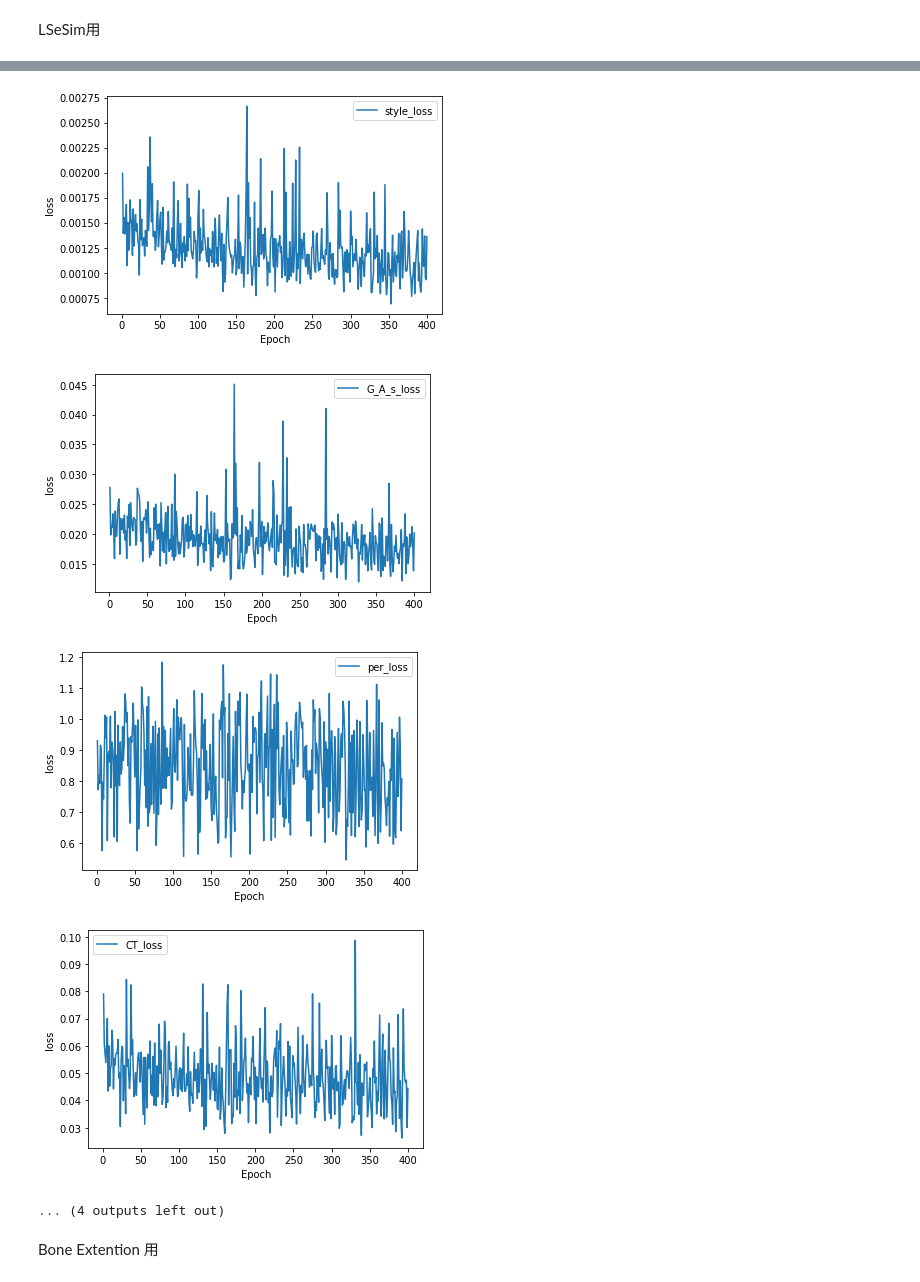
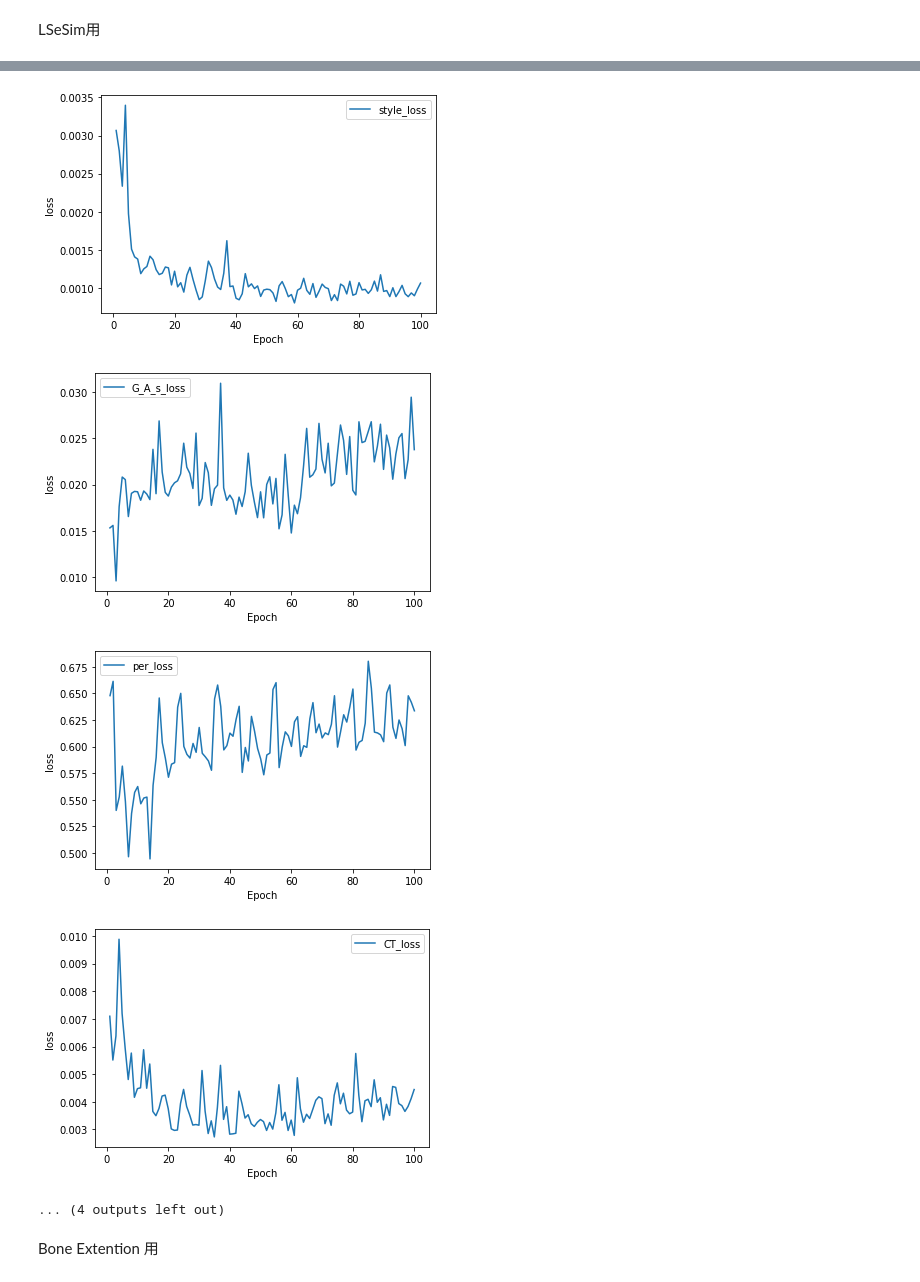
Before and after one commit to Kawa73jobKotarou/Cyclegan, a Jupyter notebook: loss_graph.ipynb, the cells around one changed output, grey strips where cells are left out. Drawn from its saved outputs; the diff is of its cells as text; code cells hidden in the pictures.

Commit message:
swin-unet ga test mo ugoku youni sita

```diff
--- a/loss_graph.ipynb
+++ b/loss_graph.ipynb
@@ -121,10 +121,10 @@ import pdb
 
 # path = "checkpoints/231114_miyazaki-ronbun_4fold_1_patchsize06/"
 # path = "checkpoints/231110_miyazaki-ronbun_4fold_1_patchsize12/"
-path = "checkpoints/250604_patch196_CTpixelloss_LSeSim_0.5patch_241004_allbody_fullset/"
+path = "checkpoints/250708_nopatch_swin_unet_241004_allbody_fullset/"
 
 # save_path=path+"img/"
-save_path = '/home/kawanami/work/presen_images/250617/loss/cyclegan/250604_patch196_CTpixelloss_LSeSim_0.5patch_241004_allbody_fullset/'
+save_path = '/home/kawanami/work/presen_images/250713/loss/cyclegan/250708_nopatch_swin_unet_241004_allbody_fullset/'
 if not os.path.exists(save_path):
     os.makedirs(save_path)
 # テキストファイルからデータを読み込む
@@ -223,7 +223,7 @@ plt.show()
-[figure, old version]
+[figure, new version]
-[figure, old version]
+[figure, new version]
-[figure, old version]
+[figure, new version]
-[figure, old version]
+[figure, new version]
 ... (4 outputs left out)
 # %% [markdown]
 Bone Extention 用
```
Also changed, not shown: parts of 2 cells of this notebook, 2 other files.
